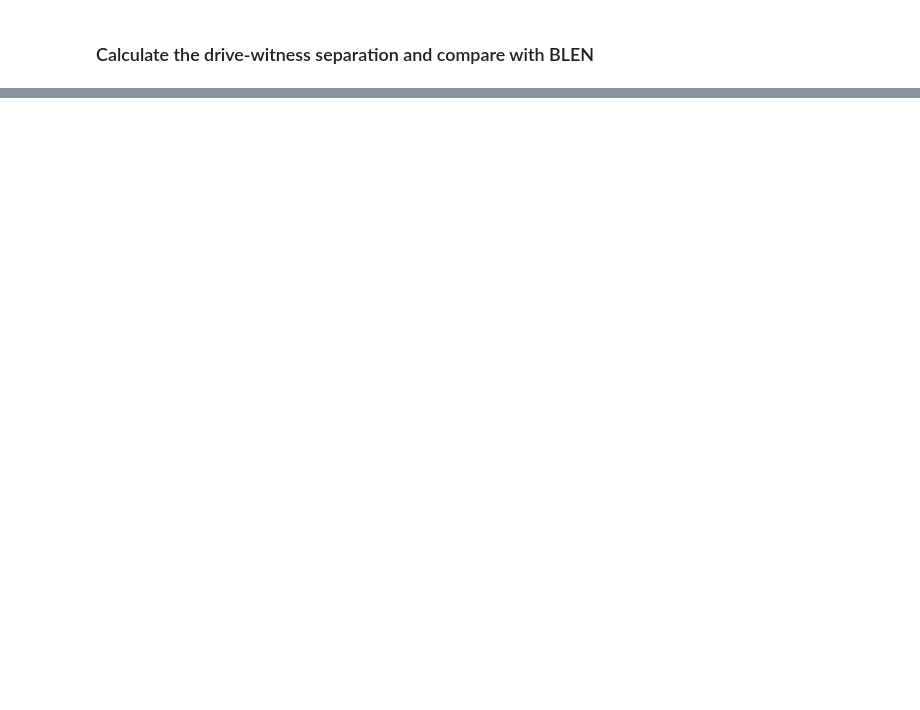
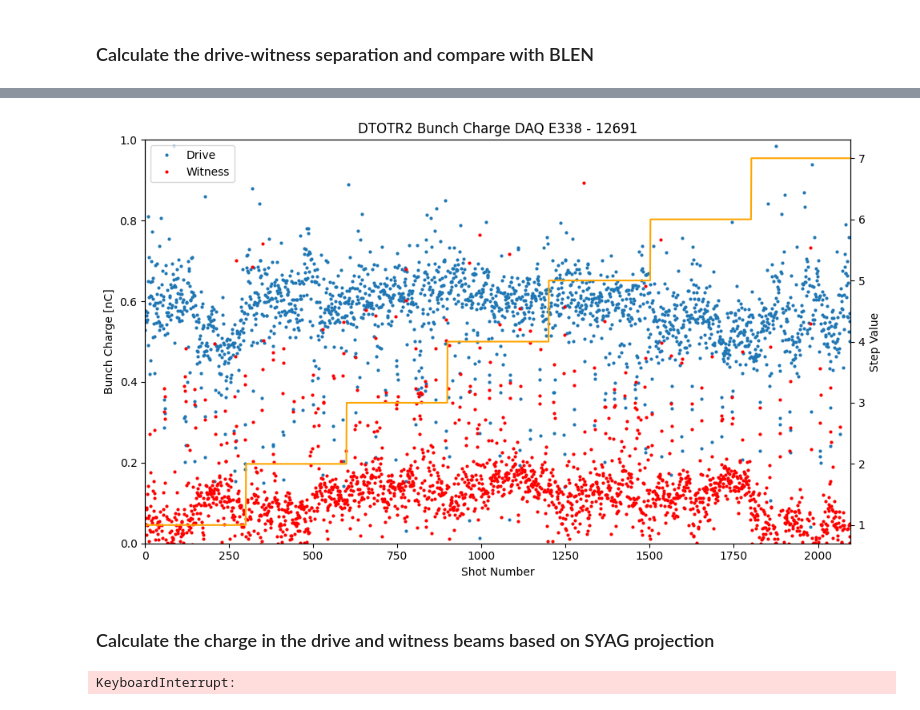
Before and after one commit to truewis/FACET-II-ML-diag, a Jupyter notebook: xtcav_analysis_E338_12691.ipynb, the cells around one changed output, grey strips where cells are left out. Drawn from its saved outputs; the diff is of its cells as text; code cells hidden in the pictures; blank space fills up the shorter version.

```diff
--- a/xtcav_analysis_E338_12691.ipynb
+++ b/xtcav_analysis_E338_12691.ipynb
@@ -660,0 +605,62 @@ plt.show()
+# %%
+idxDrive = 115 # index in the energy projection that separates Drive-witness - determine it by looking at the above waterfall plot
+
+driveBeamEnergyProj = energyProjection[:idxDrive, :]
+witnessBeamEnergyProj = energyProjection[idxDrive:, :]
+
+chargeInDrive = charge * np.sum(driveBeamEnergyProj, axis=0) / np.sum(energyProjection, axis=0)
+chargeInWitness = charge * np.sum(witnessBeamEnergyProj, axis=0) / np.sum(energyProjection, axis=0)
+
+plt.figure(figsize=(10, 6))
+ax1 = plt.gca()
+
+# Left y-axis
+ax1.set_ylabel('Bunch Charge [nC]')
+ax1.set_ylim(0, 1)
+ln1 = ax1.plot(chargeInDrive[0] * 1e9, '.', label='Drive', ms = 4)
+ln2 = ax1.plot(chargeInWitness[0] * 1e9, '.r', label='Witness', ms = 4)
+
+# Right y-axis (step values)
+ax2 = ax1.twinx()
+ln3 = ax2.plot(steps, '-', color='orange', label='Step Value')
+ax2.set_ylabel('Step Value')
+
+# X-axis
+ax1.set_xlabel('Shot Number')
+ax1.set_xlim([0, len(steps)])
+
+# Combine legend from both axes
+lines = ln1 + ln2
+labels = [line.get_label() for line in lines]
+ax1.legend(lines, labels, loc='upper left')
+
+plt.title(f'DTOTR2 Bunch Charge DAQ {experiment} - {runname}')
+plt.tight_layout()
+plt.gcf().set_facecolor('white')
+plt.show()
+# %% [output]
+[figure, added]
+# %% [markdown]
+### Calculate the charge in the drive and witness beams based on SYAG projection
+# %%
+SYAGdata = None
+
+for a in range(len(stepsAll)):
+    raw_path = data_struct.images.SYAG.loc[a]
+    match = re.search(rf'({experiment}_\d+/images/SYAG/SYAG_data_step\d+\.h5)', raw_path)
+    if not match:
+        raise ValueError(f"Path format invalid or not matched: {raw_path}")
+
+    SYAGdatalocation = './E338/' + match.group(0)
+
+    with h5py.File(SYAGdatalocation, 'r') as f:
+        data_raw = f['entry']['data']['data'][:].astype(np.float64)  # shape: (N, H, W)
+    # Transpose to shape: (H, W, N)
+    data_transposed = np.transpose(data_raw, (2, 1, 0))
+
+    if SYAGdata is None:
+        SYAGdata = data_transposed
+    else:
+        SYAGdata = np.concatenate((SYAGdata, data_transposed), axis=2)
+# %% [output]
+KeyboardInterrupt:
```
Also changed, not shown: parts of 31 cells of this notebook.
